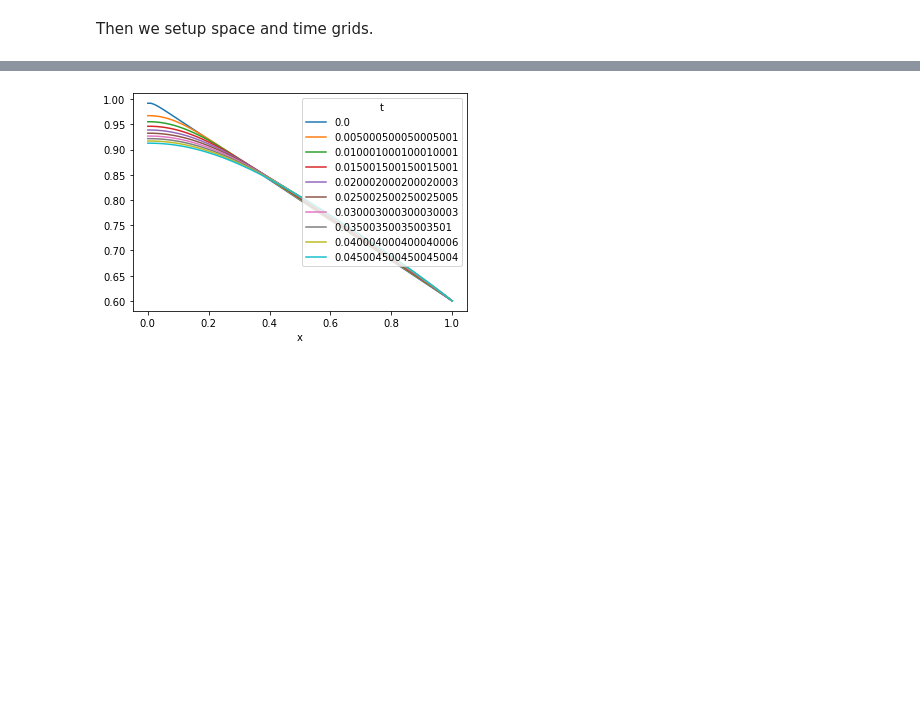
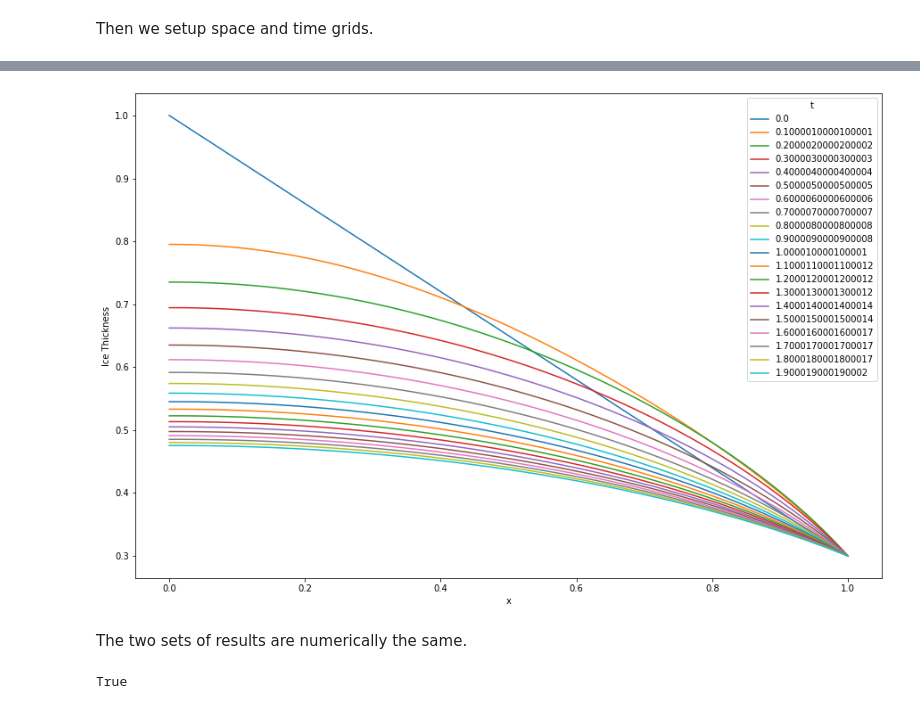
Before and after one commit to ldeo-glaciology/ice-sheet-seminar-2022, a Jupyter notebook: code/toy_model_w2.ipynb, the cells around one changed output, grey strips where cells are left out. Drawn from its saved outputs; the diff is of its cells as text; code cells hidden in the pictures; blank space fills up the shorter version.

```diff
--- a/code/toy_model_w2.ipynb
+++ b/code/toy_model_w2.ipynb
@@ -60,0 +53,9 @@ plt.show()
+# %%
+H = np.empty((Nx,Nt))
+
+C = 0.7
+H[:,0] = 1 - C*x
+
+a = 0.1
+
+Hend = H[-1,0]   # record the value o Hat the right side for use as a boundary condition later.
@@ -64,9 +76,11 @@ We will define a function for comuting gradients and use it to compute, then plo
 def upwind_diff(f):
     return (f[1:] - f[0:-1])/dx
 
-q = -upwind_diff(H) * (H[1:] + H[0:-1])/2
+q = -upwind_diff(H[:,0]) * (H[1:,0] + H[0:-1,0])/2
 
 fig, ax = plt.subplots()
 ax.plot(x[1:], q)
+plt.xlabel('x')
+plt.ylabel('ice flux')
 plt.show()
 # %% [output]
@@ -73,0 +90,7 @@ plt.show()
+# %%
+dqdx = upwind_diff(q)
+fig, ax = plt.subplots()
+ax.plot(x[1:-1], dqdx)
+plt.xlabel('x')
+plt.ylabel('dqdx')
+plt.show()
@@ -125,32 +192,12 @@ a = 0.1
 # %%
-# H2
 
 for i in tqdm(np.arange(Nt-1)):
-   # q = upwind_diff(H2[:,i]) * (H2[1:,i] + H2[0:-1,i])/2
-   #
-   # dqdx = upwind_diff(q)
-
-   # H2[1:-1,i+1] = H2[1:-1,i] + dt*(a + dqdx)
-   # H2[0,i+1] = H2[1,i+1]
-   # H2[-1,i+1] = Hend
-
      H2[1:-1,i+1] = H2[1:-1,i] + dt*(a + 0.5* (H2[0:-2,i]**2 - 2*H2[1:-1,i]**2 + H[2:,i]**2)/dx**2)
      H2[0,i+1] = H2[1,i+1]
      H2[-1,i+1] = Hend
 
-
-    #print(f'are H and H2 close? {np.allclose(H,H2)}')
-
-    # fig, ax = plt.subplots()
-    # ax.plot(x, H2-H)
-    # #ax.plot(x[1:-1], dt*(a + dqdx))
-    # plt.show()
-    # time.sleep(0.1)
-    # break
-#fig, ax = plt.subplots()
-#ax.plot(x, H2)
-#plt.show()
-#print(f'are H and H2 close? {np.allclose(H,H2)}')
-resultsXR = xr.DataArray(data = H2, dims = ["x","t"], coords=dict(x=x , t=t))
-resultsXR.isel(t=slice(0,-1,1000)).plot.line(hue="t");
+resultsXR2 = xr.DataArray(data = H2, dims = ["x","t"], coords=dict(x=x , t=t),attrs=dict(
+        name="Ice Thickness",
+        long_name="Ice Thickness"))
+resultsXR2.isel(t=slice(0,-1,5000)).plot.line(hue="t", size=10);
 # %% [output]
@@ -157 +205,7 @@ resultsXR.isel(t=slice(0,-1,1000)).plot.line(hue="t");
-[figure, old version]
+[figure, new version]
+# %% [markdown]
+The two sets of results are numerically the same.
+# %%
+np.allclose(resultsXR1.values,resultsXR2.values)
+# %% [output]
+True
```
Also changed, not shown: parts of 25 cells of this notebook.
